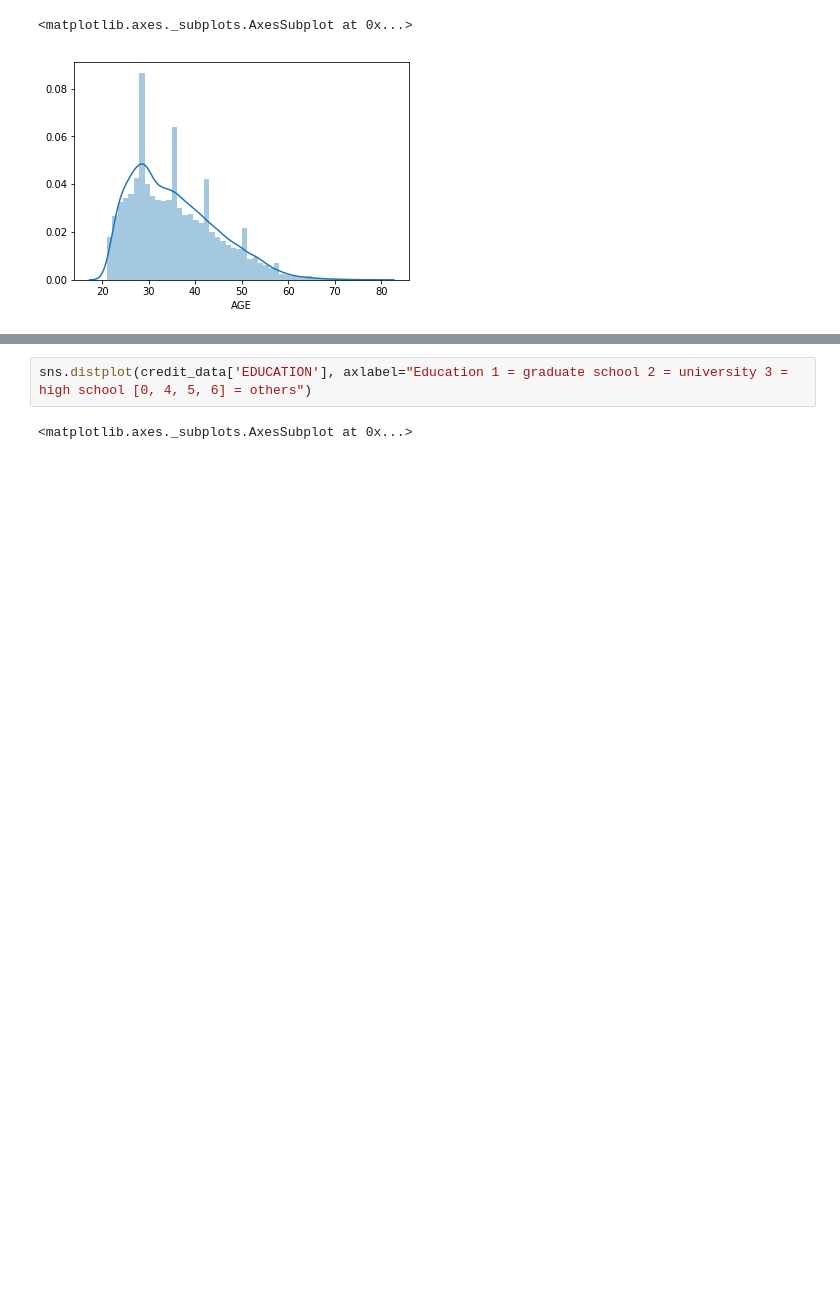
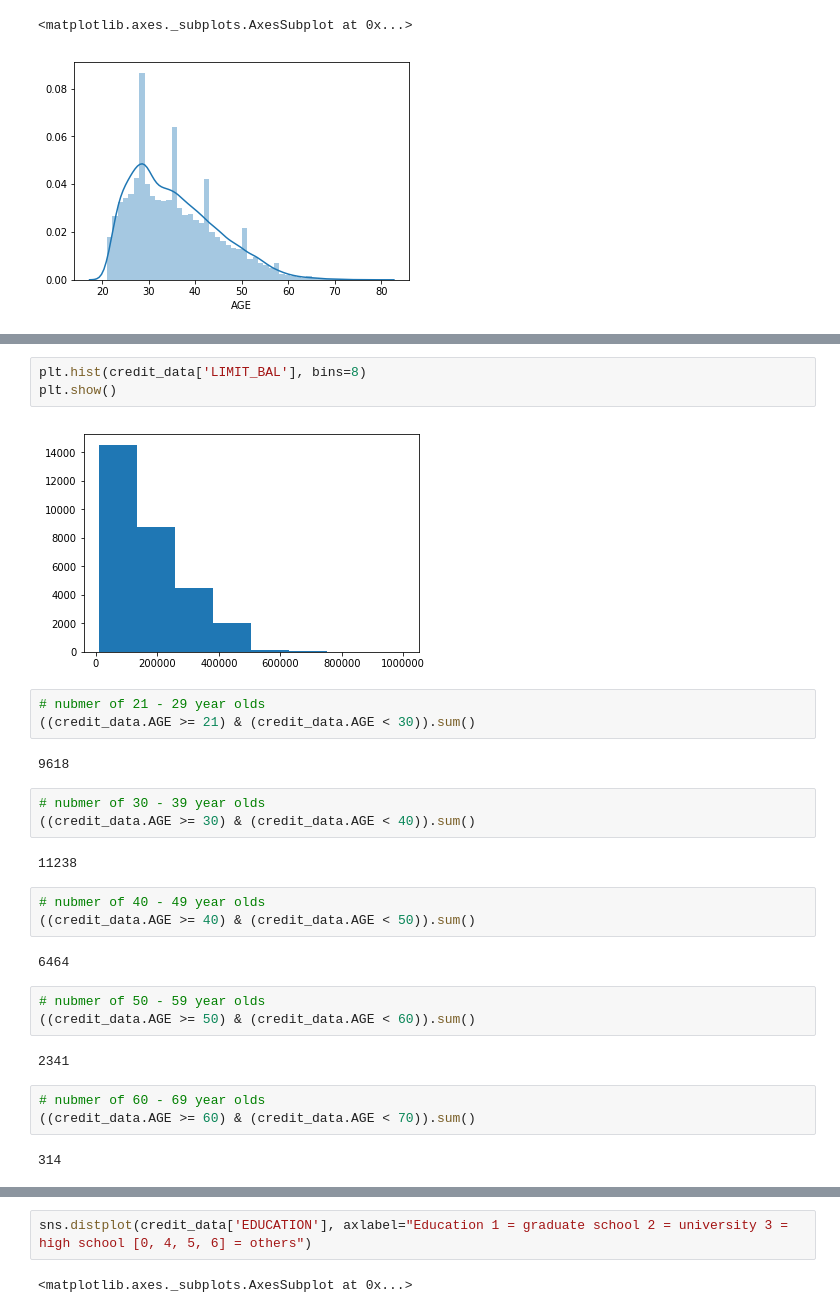
Before and after one commit to qbi11y/ai-big-data, a Jupyter notebook: Credit Analysis.ipynb, the cells around one changed output, grey strips where cells are left out. Saved outputs shown, nothing was run; the diff lists cells and outputs as text; blank space fills up the shorter version.

```diff
--- a/Credit Analysis.ipynb
+++ b/Credit Analysis.ipynb
@@ -104,0 +379,30 @@ sns.distplot(credit_data['AGE'])
+# %%
+plt.hist(credit_data['LIMIT_BAL'], bins=8)
+plt.show()
+# %% [output]
+[figure, added]
+# %%
+# nubmer of 21 - 29 year olds
+((credit_data.AGE >= 21) & (credit_data.AGE < 30)).sum()
+# %% [output]
+9618
+# %%
+# nubmer of 30 - 39 year olds
+((credit_data.AGE >= 30) & (credit_data.AGE < 40)).sum()
+# %% [output]
+11238
+# %%
+# nubmer of 40 - 49 year olds
+((credit_data.AGE >= 40) & (credit_data.AGE < 50)).sum()
+# %% [output]
+6464
+# %%
+# nubmer of 50 - 59 year olds
+((credit_data.AGE >= 50) & (credit_data.AGE < 60)).sum()
+# %% [output]
+2341
+# %%
+# nubmer of 60 - 69 year olds
+((credit_data.AGE >= 60) & (credit_data.AGE < 70)).sum()
+# %% [output]
+314
```
Also changed, not shown: parts of 41 cells of this notebook.
